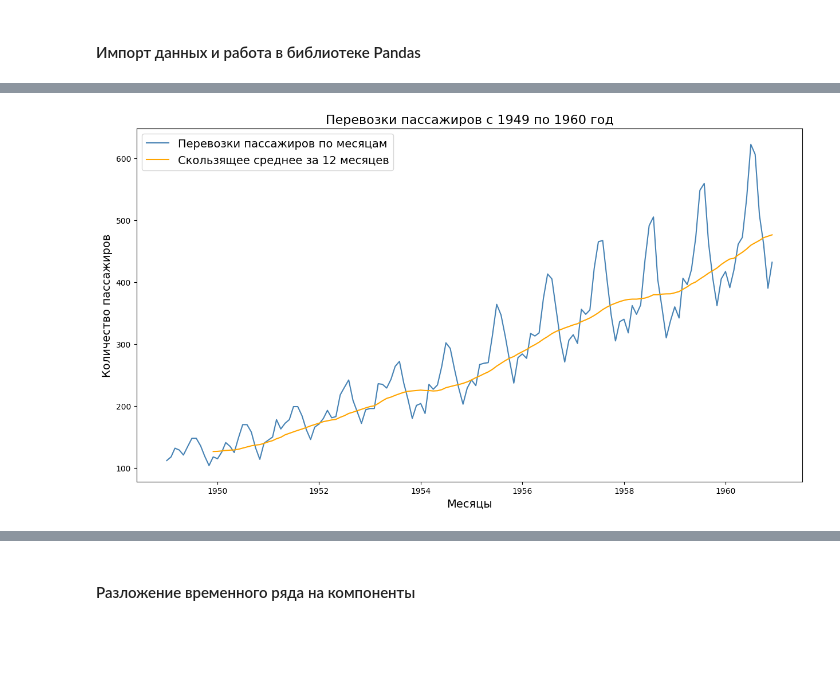
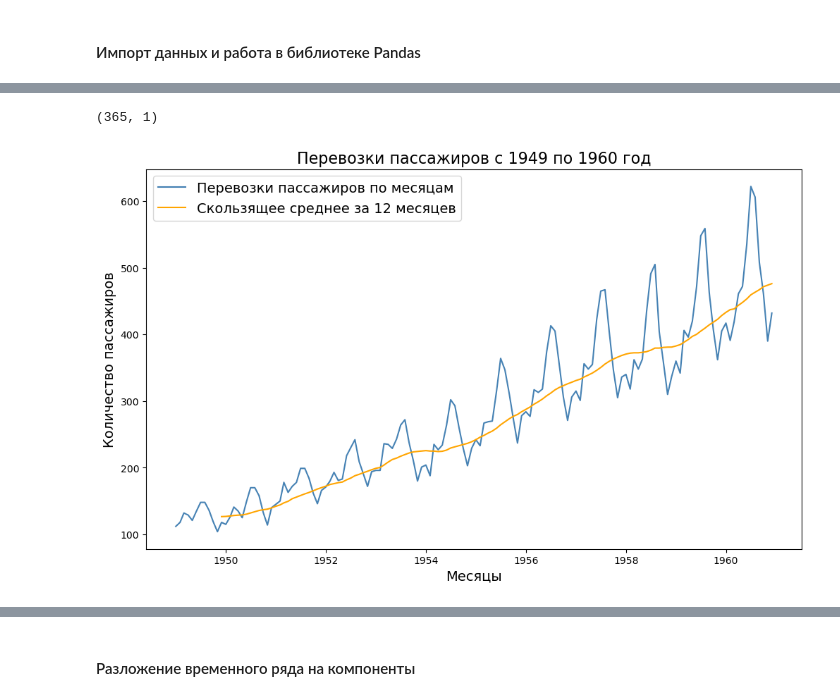
Before and after one commit to gbrs/time_series, a Jupyter notebook: time_series_basic.ipynb, the cells around one changed output, grey strips where cells are left out. Saved outputs shown, nothing was run; the diff lists cells and outputs as text; code cells hidden in the pictures; blank space fills up the shorter version.

```diff
--- a/time_series_basic.ipynb
+++ b/time_series_basic.ipynb
@@ -14,7 +14,6 @@ import matplotlib.pyplot as plt
 ##
 import seaborn as sns
 # %%
-# импортируем файл с данными о пассажирах
-passengers = pd.read_csv("./data/passengers.csv")
+passengers = pd.read_csv("./data/passengers.csv", index_col = 'Month', parse_dates = True)
 passengers.head()
 # %% [output]
@@ -27,4 +26,0 @@ passengers.head()
-# %%
-# превратим дату в индекс и сделаем изменение постоянным
-passengers.set_index('Month', inplace = True)
-passengers.head()
@@ -39,6 +26,0 @@ passengers.head()
-# %%
-# превратим дату (индекс) в объект datetime
-passengers.index = pd.to_datetime(passengers.index)
-
-# посмотрим на первые пять дат и на тип данных
-passengers.index[:5]
@@ -123,22 +38,18 @@ ax.set(title = 'Перевозки пассажиров с 1949 по 1960 год
+# %%
+births.shape
+# %% [output]
+(365, 1)
 # %%
-# теперь воспользуемся библиотекой matplotlib для построения сразу двух графиков
+plt.figure(figsize = (12,7))
 
-# зададим размер графика
-plt.figure(figsize = (15,8))
-
-# поочередно зададим кривые (перевозки и скользящее среднее) с подписями и цветом
 plt.plot(passengers, label = 'Перевозки пассажиров по месяцам', color = 'steelblue')
 plt.plot(passengers.rolling(window = 12).mean(), label = 'Скользящее среднее за 12 месяцев', color = 'orange')
 
-# добавим легенду, ее положение на графике и размер шрифта
 plt.legend(title = '', loc = 'upper left', fontsize = 14)
-
-# добавим подписи к осям и заголовки
 plt.xlabel('Месяцы', fontsize = 14)
 plt.ylabel('Количество пассажиров', fontsize = 14)
 plt.title('Перевозки пассажиров с 1949 по 1960 год', fontsize = 16)
 
-# выведем обе кривые на одном графике
 plt.show()
 # %% [output]
-[figure, old version]
+[figure, new version]
```
Also changed, not shown: parts of 17 cells of this notebook.
